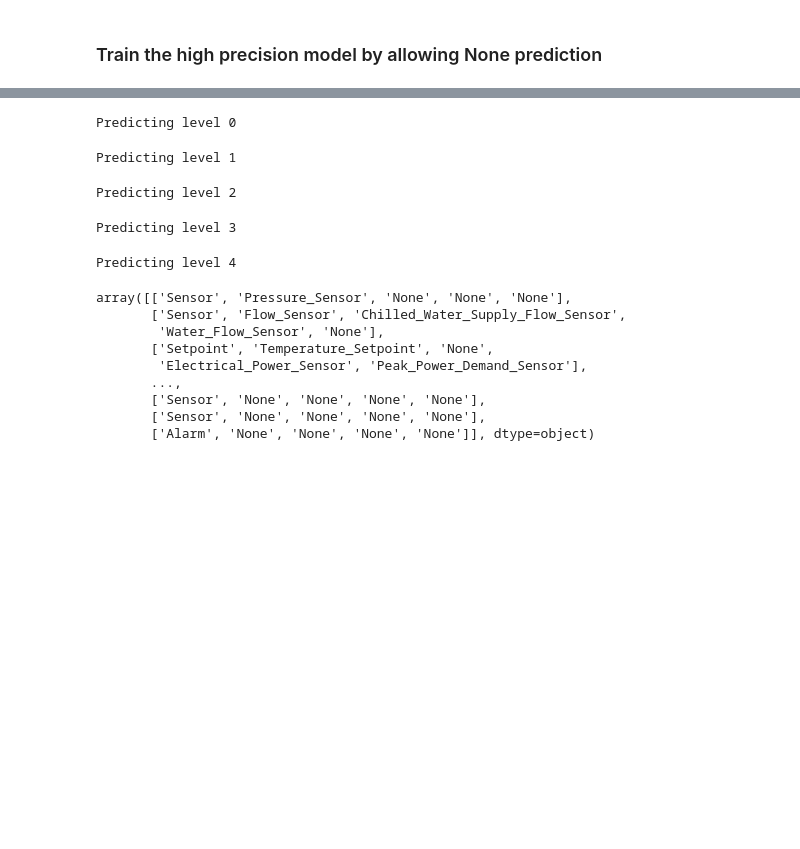
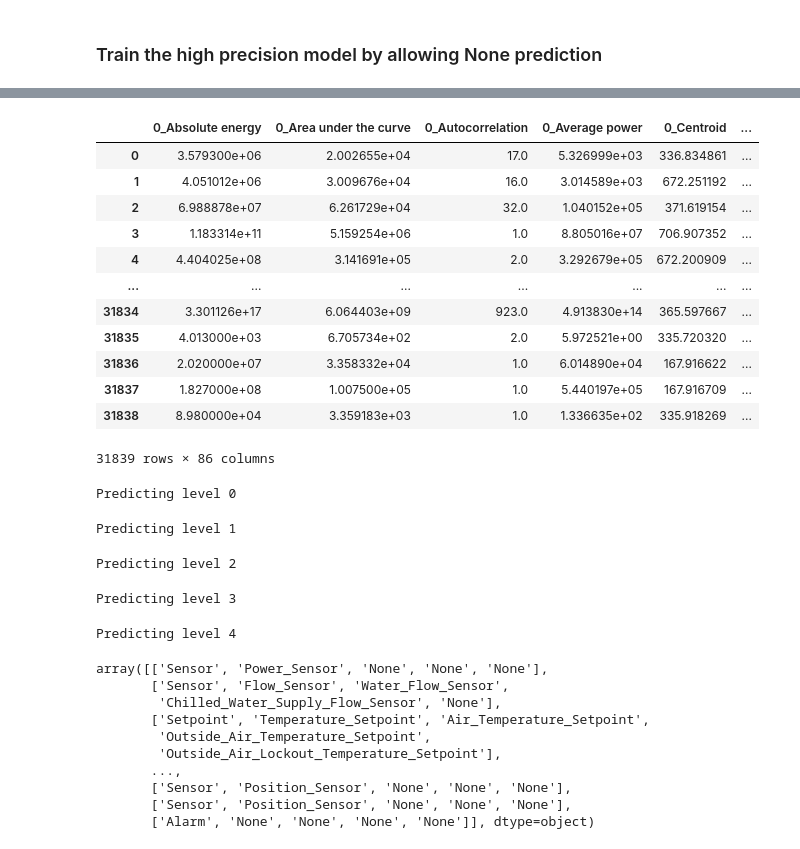
Before and after one commit to JoeZhao527/cl-bricks, a Jupyter notebook: notebooks/hier_rf_2_slide.ipynb, the cells around one changed output, grey strips where cells are left out. Saved outputs shown, nothing was run; the diff lists cells and outputs as text; code cells hidden in the pictures; blank space fills up the shorter version.

```diff
--- a/notebooks/hier_rf_2_slide.ipynb
+++ b/notebooks/hier_rf_2_slide.ipynb
@@ -492 +577,31 @@ Differential_Supply_Return_Water_Temperature_Sensor       0.15      0.80      0.
+# %%
+import copy
+
+cascade_train_level_agg = []
+for _level in tqdm(range(5)):
+    _level_feat = copy.deepcopy(level_labels[_level])
+    if _level > 0:
+        _level_feat = _level_feat + ["None"]
+
+    _level_res = pd.concat(cascade_train_set[_level][_level_feat], axis=1).groupby(level=0, axis=1).mean()
+    assert not _level_res.isna().values.any()
+
+    for col in _level_res.columns:
+        _level_res = _level_res.rename(columns={col: f"{col}_{_level}"})
+
+    cascade_train_level_agg.append(_level_res)
+# %% [output]
+|  | 0_Absolute energy | 0_Area under the curve | 0_Autocorrelation | 0_Average power | 0_Centroid | ... |
+| 0 | 3.579300e+06 | 2.002655e+04 | 17.0 | 5.326999e+03 | 336.834861 | ... |
+| 1 | 4.051012e+06 | 3.009676e+04 | 16.0 | 3.014589e+03 | 672.251192 | ... |
+| 2 | 6.988878e+07 | 6.261729e+04 | 32.0 | 1.040152e+05 | 371.619154 | ... |
+| 3 | 1.183314e+11 | 5.159254e+06 | 1.0 | 8.805016e+07 | 706.907352 | ... |
+| 4 | 4.404025e+08 | 3.141691e+05 | 2.0 | 3.292679e+05 | 672.200909 | ... |
+| ... | ... | ... | ... | ... | ... | ... |
+| 31834 | 3.301126e+17 | 6.064403e+09 | 923.0 | 4.913830e+14 | 365.597667 | ... |
+| 31835 | 4.013000e+03 | 6.705734e+02 | 2.0 | 5.972521e+00 | 335.720320 | ... |
+| 31836 | 2.020000e+07 | 3.358332e+04 | 1.0 | 6.014890e+04 | 167.916622 | ... |
+| 31837 | 1.827000e+08 | 1.007500e+05 | 1.0 | 5.440197e+05 | 167.916709 | ... |
+| 31838 | 8.980000e+04 | 3.359183e+03 | 1.0 | 1.336635e+02 | 335.918269 | ... |
+31839 rows × 86 columns
 # %%
@@ -567,6 +705,9 @@ Predicting level 4
 # %%
-# Convert to array and process None values
-stacked = np.stack(test_preds_list).transpose()
+stacked = np.stack(
+    test_level_agg[i].idxmax(axis=1).apply(lambda x: x[:-2])
+    for i in range(5)
+).transpose()
+
 for row in tqdm(stacked):
     # Find first occurrence of 'None' if any
     none_idx = np.where(row == 'None')[0]
@@ -577,12 +718,13 @@ for row in tqdm(stacked):
 
 stacked
 # %% [output]
-array([['Sensor', 'Pressure_Sensor', 'None', 'None', 'None'],
-       ['Sensor', 'Flow_Sensor', 'Chilled_Water_Supply_Flow_Sensor',
-        'Water_Flow_Sensor', 'None'],
-       ['Setpoint', 'Temperature_Setpoint', 'None',
-        'Electrical_Power_Sensor', 'Peak_Power_Demand_Sensor'],
+array([['Sensor', 'Power_Sensor', 'None', 'None', 'None'],
+       ['Sensor', 'Flow_Sensor', 'Water_Flow_Sensor',
+        'Chilled_Water_Supply_Flow_Sensor', 'None'],
+       ['Setpoint', 'Temperature_Setpoint', 'Air_Temperature_Setpoint',
+        'Outside_Air_Temperature_Setpoint',
+        'Outside_Air_Lockout_Temperature_Setpoint'],
        ...,
-       ['Sensor', 'None', 'None', 'None', 'None'],
-       ['Sensor', 'None', 'None', 'None', 'None'],
+       ['Sensor', 'Position_Sensor', 'None', 'None', 'None'],
+       ['Sensor', 'Position_Sensor', 'None', 'None', 'None'],
        ['Alarm', 'None', 'None', 'None', 'None']], dtype=object)
```
Also changed, not shown: parts of 45 cells of this notebook, 6 other files.
